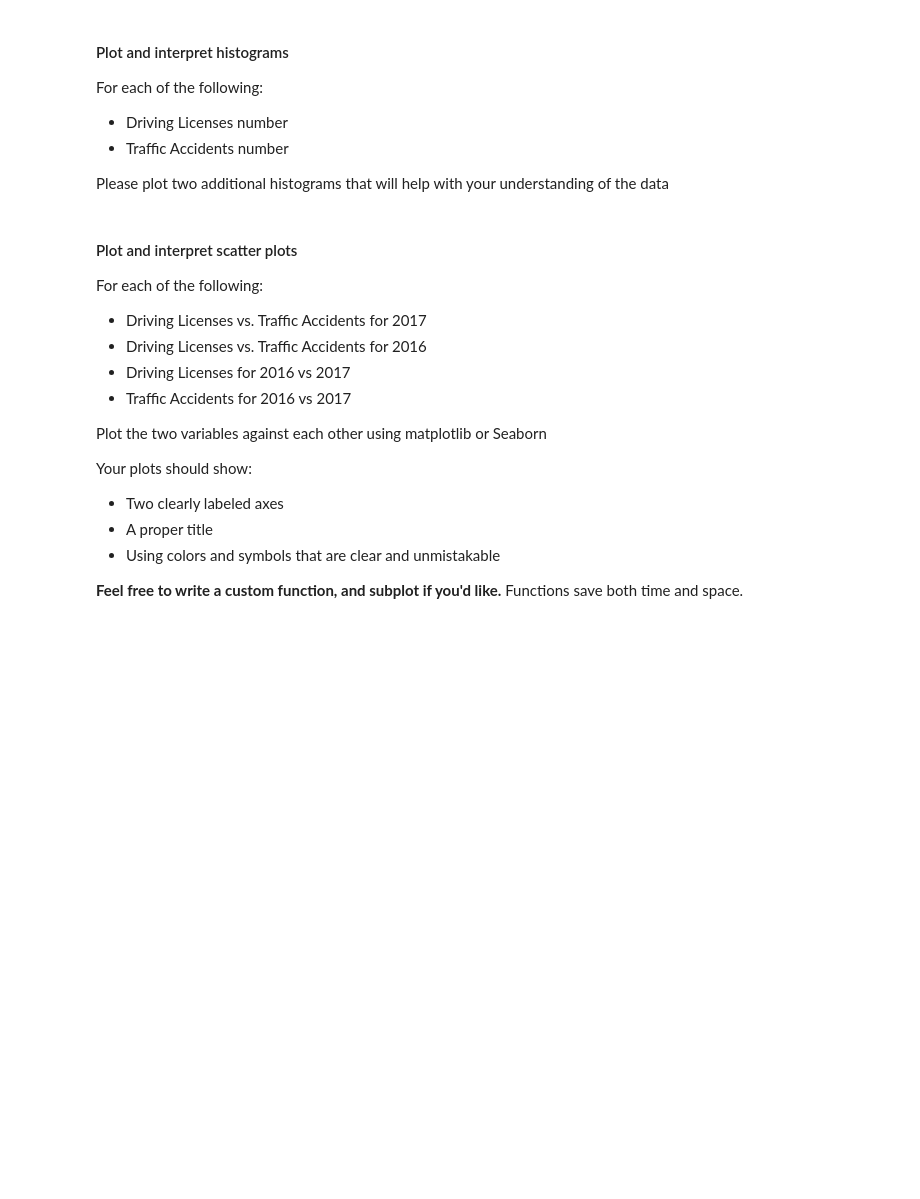
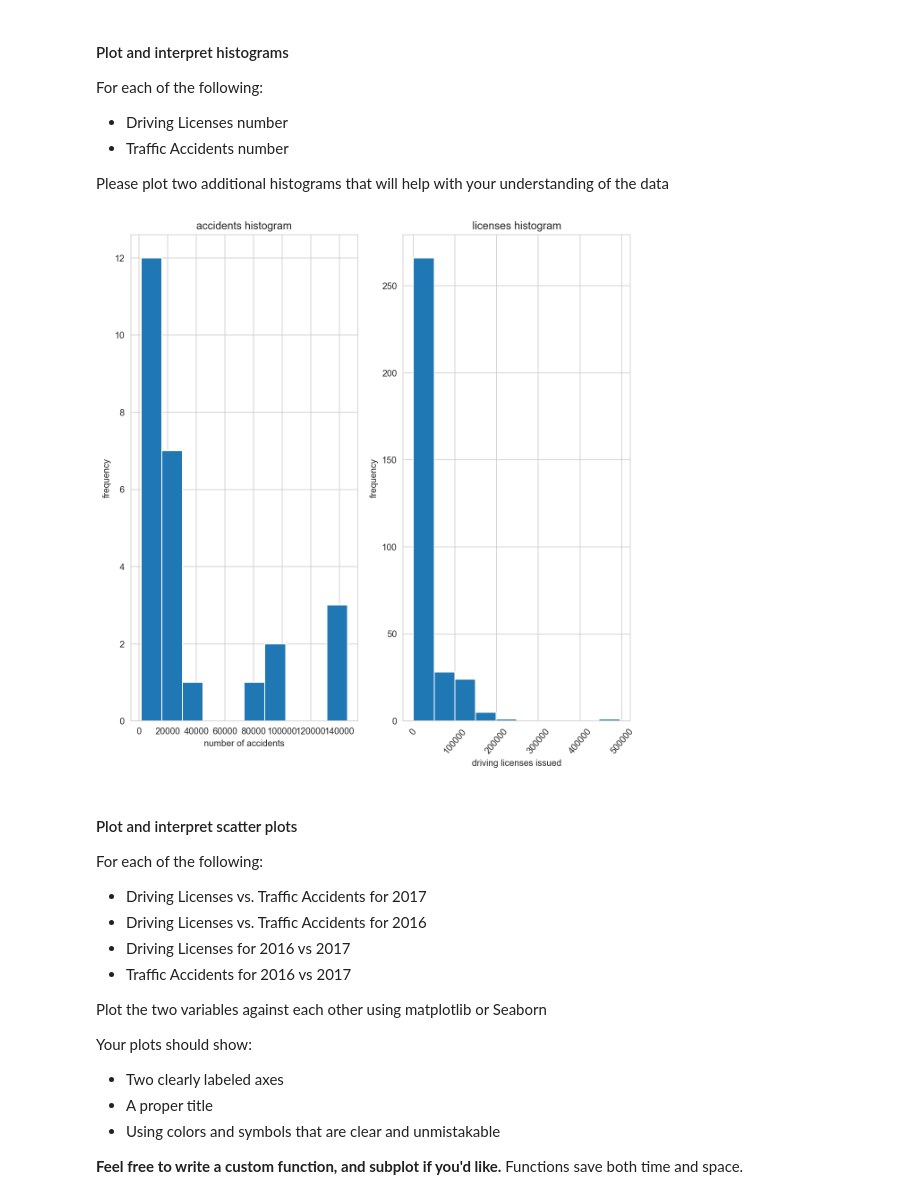
Before and after one commit to Mbuhliagah/traffic-analysis, a Jupyter notebook: code/starter-code.ipynb, the cells around one changed output. Cells and saved outputs as stored; diff of their text form; code cells hidden in the pictures; blank space fills up the shorter version.

```diff
--- a/code/starter-code.ipynb
+++ b/code/starter-code.ipynb
@@ -498,13 +746,16 @@ We should write a function that will take the names of 2+ columns and subplot hi
 
 Here's some starter code:
 # %%
-def subplot_histograms(dataframe, list_of_columns, list_of_titles, list_of_xlabels):
-    nrows = int(np.ceil(len(list_of_columns)/2) # Makes sure you have enough rows
-    fig, ax = plt.subplots(nrows=nrows, ncols=2) # You'll want to specify your figsize
+def subplot_histograms(dataframe, list_of_columns, list_of_titles, list_of_xlabels, list_of_ylabels):
+    nrows = int(np.ceil(len(list_of_columns)/2)) # Makes sure you have enough rows
+    fig, ax = plt.subplots(nrows=nrows, ncols=2, figsize=(10,10)) # You'll want to specify your figsize
     ax = ax.ravel() # Ravel turns a matrix into a vector, which is easier to iterate
     for i, column in enumerate(list_of_columns): # Gives us an index value to get into all our lists
         ax[i].hist(dataframe[column]) # feel free to add more settings
-        # Set titles, labels, etc here for each subplot
+        ax[i].set_xlabel(list_of_xlabels[i])
+        plt.xticks(rotation=50)
+        ax[i].set_ylabel(list_of_ylabels[i])
+        ax[i].set_title(list_of_titles[i])
 # %% [markdown]
 #### Plot and interpret histograms
 For each of the following:
@@ -517,3 +766,8 @@ Please plot two additional histograms that will help with your understanding of
+# %%
+subplot_histograms(combined_datasets, ['No. of Accidents','driving_licenses'], ['accidents histogram', 'licenses histogram'],
+                   ['number of accidents', 'driving licenses issued'], ['frequency', 'frequency'])
+# %% [output]
+[figure, added]
 # %% [markdown]
 #### Plot and interpret scatter plots
 
```
Also changed, not shown: parts of 81 cells of this notebook, 2 other files.
